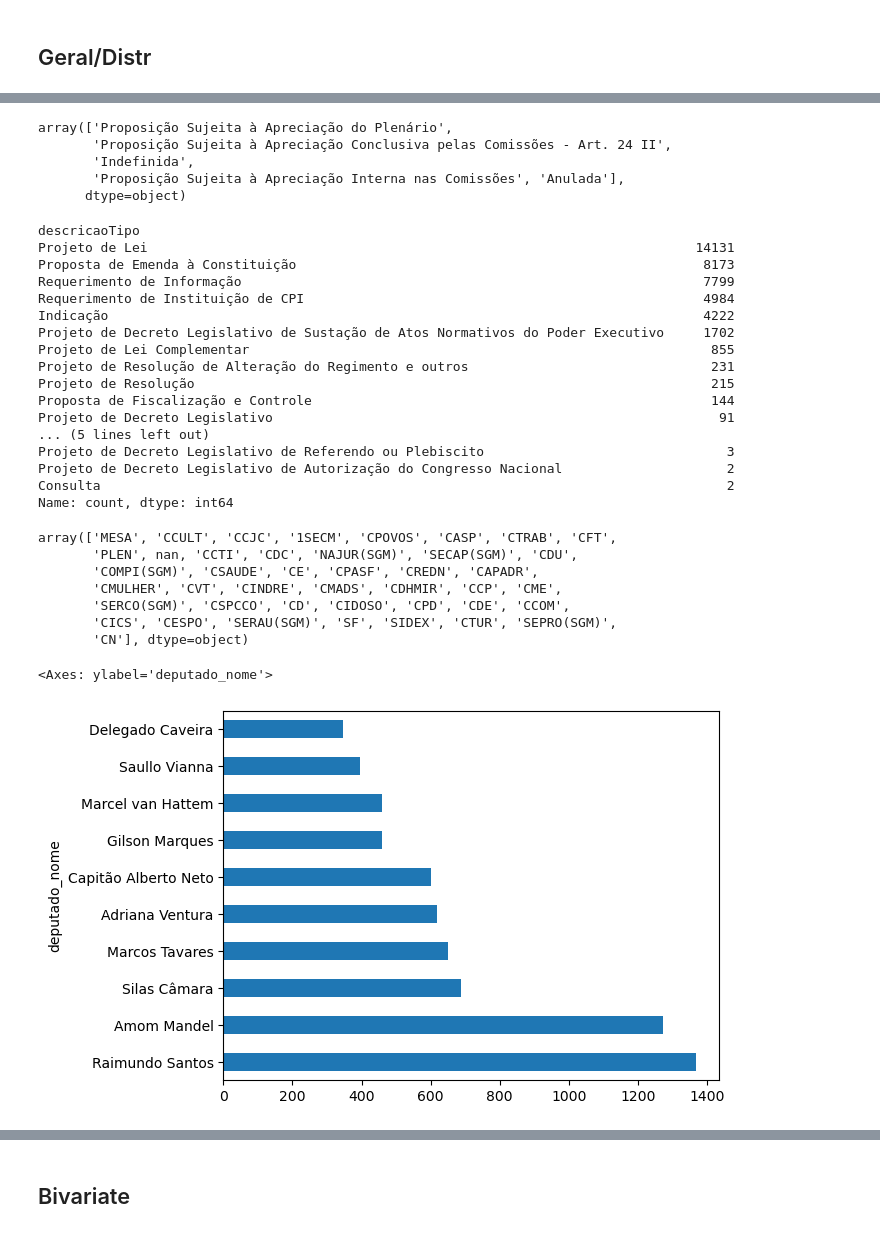
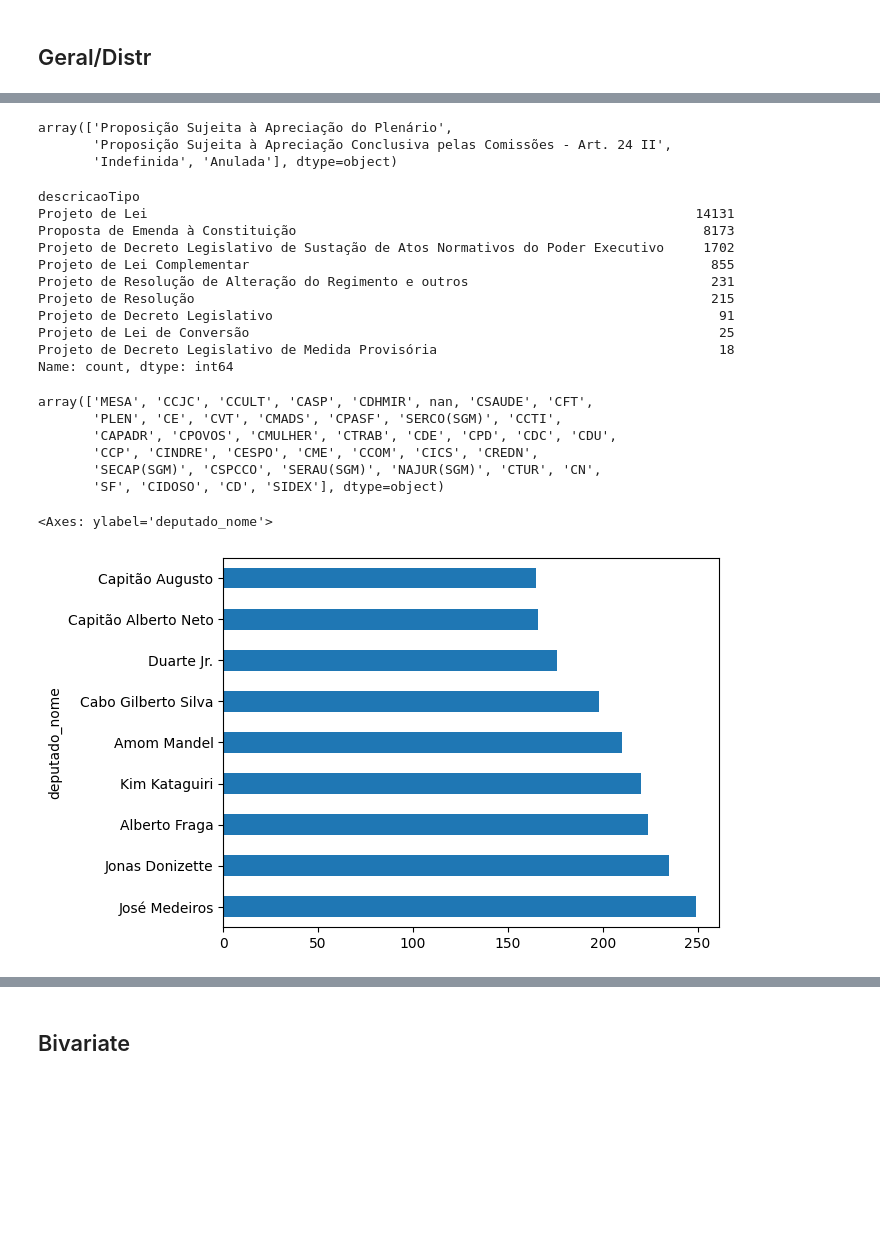
Before and after one commit to LuizVenosa/Grafico-Camera, a Jupyter notebook: analise proposicoes/analise_props.ipynb, the cells around one changed output, grey strips where cells are left out. Drawn from its saved outputs; the diff is of its cells as text; code cells hidden in the pictures; blank space fills up the shorter version.

```diff
--- a/analise proposicoes/analise_props.ipynb
+++ b/analise proposicoes/analise_props.ipynb
@@ -73,5 +69,5 @@ direita
 # %%
-votos = pd.read_csv(r'C:\Users\Luiz Venosa\Documents\Questions\Grafico Camera\Dados consolidado\Votacoes\votacoesVotos-2023.csv', sep=';')
+votos = pd.read_csv(r'C:\Users\Luiz Venosa\Documents\Questions\Grafico Camera\Dados consolidado\Votacoes\voto_2023-2025\votacoesVotos-2023.csv', sep=';')
 # %%
 unique_deputados_uri = votos['deputado_uri'].unique()
 votos_u = votos[votos['deputado_uri'].isin(unique_deputados_uri)].drop_duplicates(subset='deputado_uri')
@@ -94,2 +89,0 @@ votos_u
-# %%
-votos_u['alinhamento'] = votos_u['deputado_nome'].apply(lambda x: 'centrao' if x in centrao['0'].values else 'direita' if x in direita['0'].values else 'esquerda' if x in esquerda['0'].values else 'outros')
@@ -111,0 +90,22 @@ votos_u
+# %%
+# Create sets of names for faster lookup
+centrao_nomes = set(centrao['0'])
+direita_nomes = set(direita['0'])
+esquerda_nomes = set(esquerda['0'])
+
+# Define a function to determine the alignment
+def get_alinhamento(nome):
+    if nome in centrao_nomes:
+        return 'centrao'
+    elif nome in direita_nomes:
+        return 'direita'
+    elif nome in esquerda_nomes:
+        return 'esquerda'
+    else:
+        return 'outros' # Or pd.NA if you prefer missing values
+
+# Apply the function to create the 'alinhamento' column
+votos_u['alinhamento'] = votos_u['deputado_nome'].apply(get_alinhamento)
+
+# Display the first few rows with the new column
+print(votos_u[['deputado_nome', 'alinhamento']].head())
@@ -185,3 +178,5 @@ Name: alinhamento, Length: 282, dtype: object
+# %%
+temas_autor_final = temas_autor_final.loc[temas_autor_final['descricaoTipo'].isin(['Projeto de Lei', 'Projeto de Lei Complementar', 'Projeto de Decreto Legislativo', 'Projeto de Resolução', 'Proposta de Emenda à Constituição', 'Projeto de Decreto Legislativo de Sustação de Atos Normativos do Poder Executivo', 'Projeto de Resolução de Alteração do Regimento e outros', 'Projeto de Resolução', 'Projeto de Lei de Conversão', 'Projeto de Decreto Legislativo de Medida Provisória'])]
 # %% [markdown]
 # Analises
 # %% [markdown]
@@ -276,41 +366,32 @@ temas_autor_final['ultimoStatus_apreciacao'].unique()
 # %% [output]
 array(['Proposição Sujeita à Apreciação do Plenário',
        'Proposição Sujeita à Apreciação Conclusiva pelas Comissões - Art. 24 II',
-       'Indefinida',
-       'Proposição Sujeita à Apreciação Interna nas Comissões', 'Anulada'],
-      dtype=object)
+       'Indefinida', 'Anulada'], dtype=object)
 # %%
 temas_autor_final['descricaoTipo'].value_counts()
 # %% [output]
 descricaoTipo
 Projeto de Lei                                                                      14131
 Proposta de Emenda à Constituição                                                    8173
-Requerimento de Informação                                                           7799
-Requerimento de Instituição de CPI                                                   4984
-Indicação                                                                            4222
 Projeto de Decreto Legislativo de Sustação de Atos Normativos do Poder Executivo     1702
 Projeto de Lei Complementar                                                           855
 Projeto de Resolução de Alteração do Regimento e outros                               231
 Projeto de Resolução                                                                  215
-Proposta de Fiscalização e Controle                                                   144
 Projeto de Decreto Legislativo                                                         91
-... (5 lines left out)
-Projeto de Decreto Legislativo de Referendo ou Plebiscito                               3
-Projeto de Decreto Legislativo de Autorização do Congresso Nacional                     2
-Consulta                                                                                2
+Projeto de Lei de Conversão                                                            25
+Projeto de Decreto Legislativo de Medida Provisória                                    18
 Name: count, dtype: int64
 # %%
 temas_autor_final['ultimoStatus_siglaOrgao'].unique()
 # %% [output]
-array(['MESA', 'CCULT', 'CCJC', '1SECM', 'CPOVOS', 'CASP', 'CTRAB', 'CFT',
-       'PLEN', nan, 'CCTI', 'CDC', 'NAJUR(SGM)', 'SECAP(SGM)', 'CDU',
-       'COMPI(SGM)', 'CSAUDE', 'CE', 'CPASF', 'CREDN', 'CAPADR',
-       'CMULHER', 'CVT', 'CINDRE', 'CMADS', 'CDHMIR', 'CCP', 'CME',
-       'SERCO(SGM)', 'CSPCCO', 'CD', 'CIDOSO', 'CPD', 'CDE', 'CCOM',
-       'CICS', 'CESPO', 'SERAU(SGM)', 'SF', 'SIDEX', 'CTUR', 'SEPRO(SGM)',
-       'CN'], dtype=object)
+array(['MESA', 'CCJC', 'CCULT', 'CASP', 'CDHMIR', nan, 'CSAUDE', 'CFT',
+       'PLEN', 'CE', 'CVT', 'CMADS', 'CPASF', 'SERCO(SGM)', 'CCTI',
+       'CAPADR', 'CPOVOS', 'CMULHER', 'CTRAB', 'CDE', 'CPD', 'CDC', 'CDU',
+       'CCP', 'CINDRE', 'CESPO', 'CME', 'CCOM', 'CICS', 'CREDN',
+       'SECAP(SGM)', 'CSPCCO', 'SERAU(SGM)', 'NAJUR(SGM)', 'CTUR', 'CN',
+       'SF', 'CIDOSO', 'CD', 'SIDEX'], dtype=object)
 # %%
-temas_autor_final.groupby(['deputado_nome'])['uriProposicao'].count().sort_values(ascending=False)[:10].plot(kind='barh')
+temas_autor_final.groupby(['deputado_nome'])['uriProposicao'].count().sort_values(ascending=False)[:9].plot(kind='barh')
 # %% [output]
 <Axes: ylabel='deputado_nome'>
-[figure, old version]
+[figure, new version]
```
Also changed, not shown: parts of 40 cells of this notebook, 43 other files.
